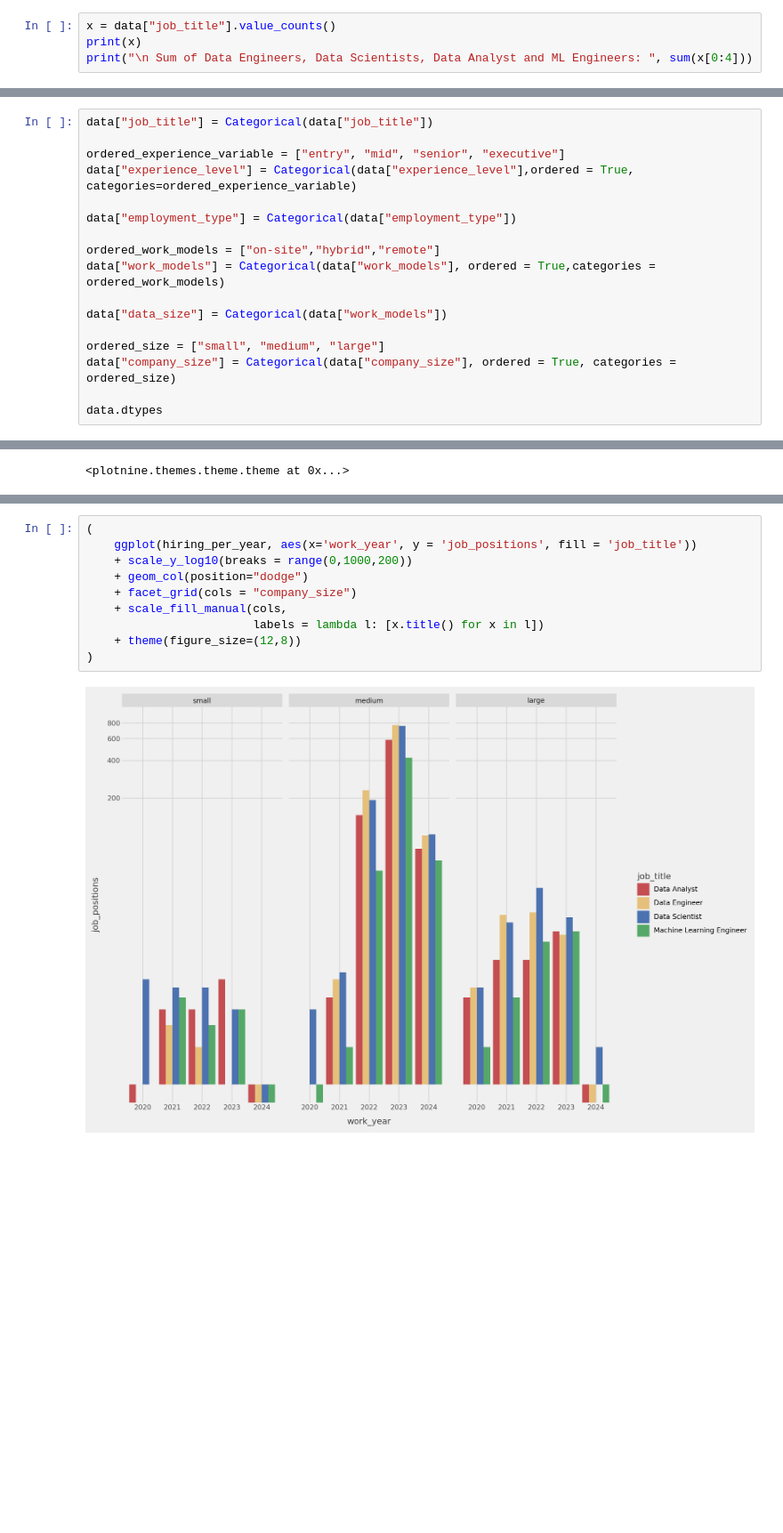
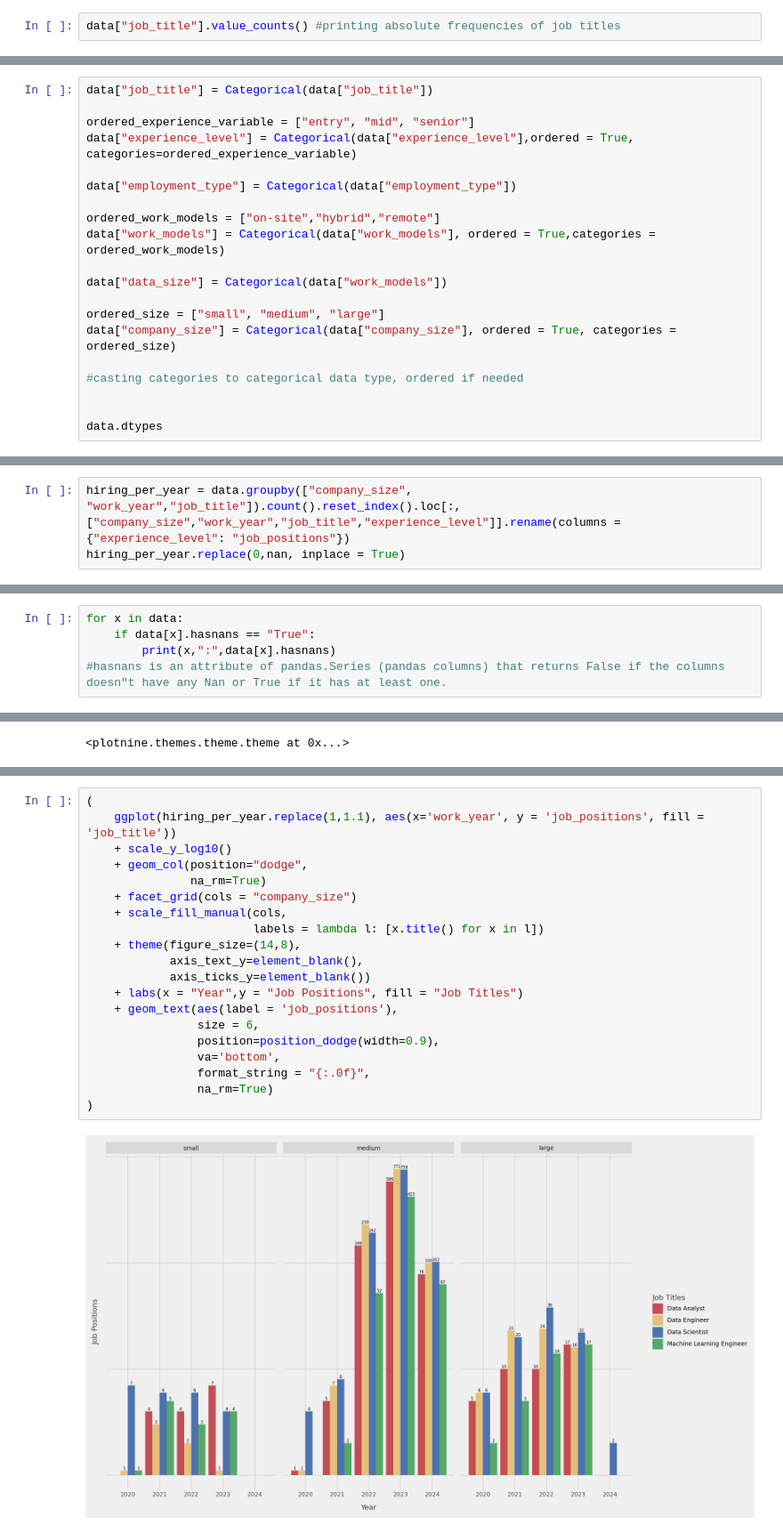
Before and after one commit to MarcoGennaro01/Data_Science_Jobs_-2020-2024-Data_Visualization, a Jupyter notebook: main.ipynb, the cells around one changed output, grey strips where cells are left out. Shown at 89% size. Drawn from its saved outputs; the diff is of its cells as text; blank space fills up the shorter version.

```diff
--- a/main.ipynb
+++ b/main.ipynb
@@ -44,7 +44,5 @@ The number of rows is 6599, a really big amount of data. First thing that comes
 # %%
-x = data["job_title"].value_counts()
-print(x)
-print("\n Sum of Data Engineers, Data Scientists, Data Analyst and ML Engineers: ", sum(x[0:4]))
+data["job_title"].value_counts() #printing absolute frequencies of job titles
 # %% [output]
 job_title
 Data Engineer                      1307
@@ -151,7 +109,7 @@ There are no missing values. Let"s convert all categorical data to the pandas Ca
 # %%
 data["job_title"] = Categorical(data["job_title"])
 
-ordered_experience_variable = ["entry", "mid", "senior", "executive"]
+ordered_experience_variable = ["entry", "mid", "senior"]
 data["experience_level"] = Categorical(data["experience_level"],ordered = True, categories=ordered_experience_variable)
 
 data["employment_type"] = Categorical(data["employment_type"])
@@ -164,6 +122,9 @@ data["data_size"] = Categorical(data["work_models"])
 ordered_size = ["small", "medium", "large"]
 data["company_size"] = Categorical(data["company_size"], ordered = True, categories = ordered_size)
 
+#casting categories to categorical data type, ordered if needed
+
+
 data.dtypes
 # %% [output]
 job_title             category
@@ -192,0 +219,3 @@ data = data[data['experience_level'] != "executive"]
+# %%
+hiring_per_year = data.groupby(["company_size", "work_year","job_title"]).count().reset_index().loc[:,["company_size","work_year","job_title","experience_level"]].rename(columns = {"experience_level": "job_positions"})
+hiring_per_year.replace(0,nan, inplace = True)
@@ -192,0 +241,5 @@ data = data[data['experience_level'] != "executive"]
+# %%
+for x in data:
+    if data[x].hasnans == "True":
+        print(x,":",data[x].hasnans)
+#hasnans is an attribute of pandas.Series (pandas columns) that returns False if the columns doesn"t have any Nan or True if it has at least one.
@@ -430,12 +359,22 @@ hiring_per_year = data.groupby(["company_size", "work_year","job_title"]).count(
 # %%
 (
-    ggplot(hiring_per_year, aes(x='work_year', y = 'job_positions', fill = 'job_title'))
-    + scale_y_log10(breaks = range(0,1000,200))
-    + geom_col(position="dodge")
+    ggplot(hiring_per_year.replace(1,1.1), aes(x='work_year', y = 'job_positions', fill = 'job_title'))
+    + scale_y_log10()
+    + geom_col(position="dodge",
+               na_rm=True)
     + facet_grid(cols = "company_size")
     + scale_fill_manual(cols,
                         labels = lambda l: [x.title() for x in l])
-    + theme(figure_size=(12,8))
+    + theme(figure_size=(14,8),
+            axis_text_y=element_blank(),
+            axis_ticks_y=element_blank())
+    + labs(x = "Year",y = "Job Positions", fill = "Job Titles")
+    + geom_text(aes(label = 'job_positions'),
+                size = 6,
+                position=position_dodge(width=0.9),
+                va='bottom',
+                format_string = "{:.0f}",
+                na_rm=True)
 )
 # %% [output]
-[figure, old version]
+[figure, new version]
```
Also changed, not shown: parts of 58 cells of this notebook.
